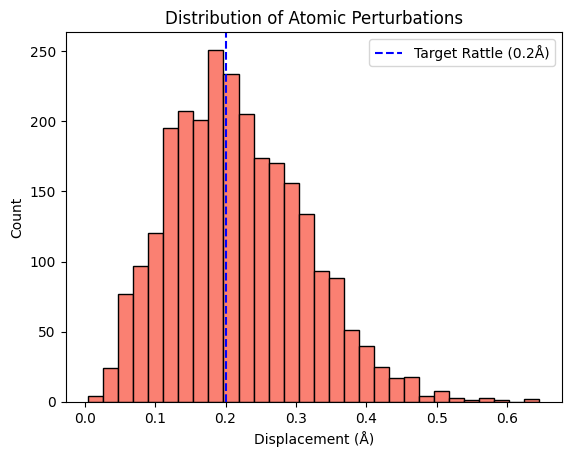
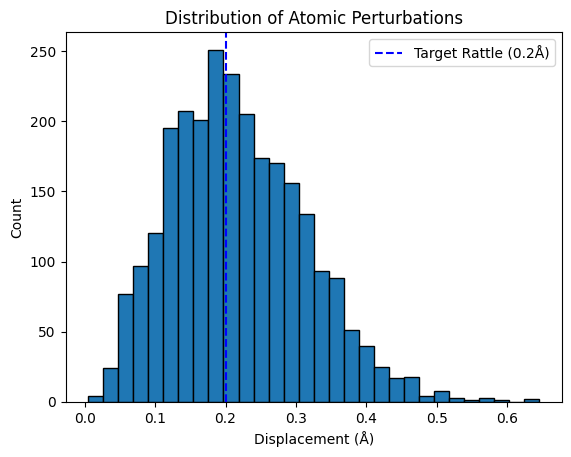
The change to this notebook cell's code, shown as a diff; its figure went from the first image to the second:
--- before
+++ after
@@ -8,5 +8,5 @@
         all_displacements.extend(diff)
 
-plt.hist(all_displacements, bins=30, color='salmon', edgecolor='black')
+plt.hist(all_displacements, bins=30, edgecolor='black')
 plt.axvline(0.2, color='blue', linestyle='--', label='Target Rattle (0.2Å)')
 plt.title("Distribution of Atomic Perturbations")

Commit: clustering grassmann and embeddings